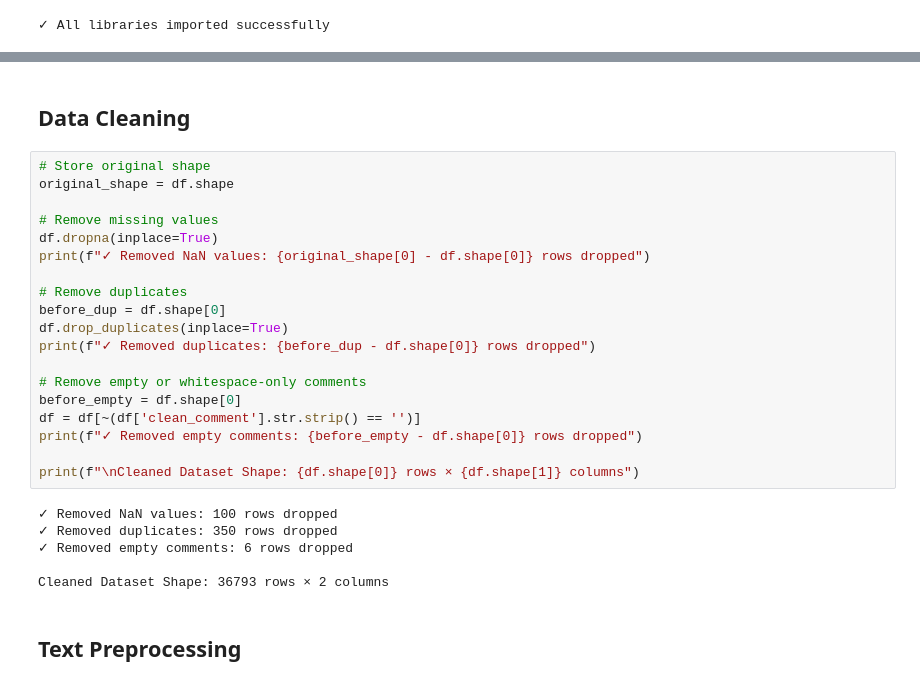
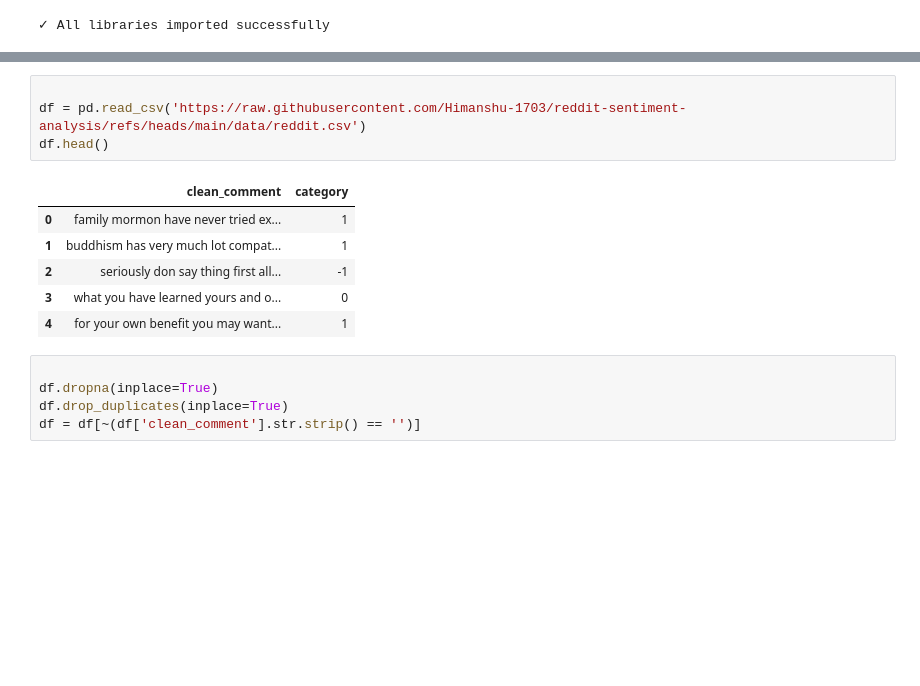
Before and after one commit to Rasath16/Youtube-Sentiment-Pipeline, a Jupyter notebook: Notebooks/1_baseline_model.ipynb, the cells around one changed output, grey strips where cells are left out. Drawn from its saved outputs; the diff is of its cells as text; blank space fills up the shorter version.

```diff
--- a/Notebooks/1_baseline_model.ipynb
+++ b/Notebooks/1_baseline_model.ipynb
@@ -139,30 +57,17 @@ Name: count, dtype: int64
-# %% [markdown]
-## Data Cleaning
-# %%
-# Store original shape
-original_shape = df.shape
-
-# Remove missing values
-df.dropna(inplace=True)
-print(f"✓ Removed NaN values: {original_shape[0] - df.shape[0]} rows dropped")
-
-# Remove duplicates
-before_dup = df.shape[0]
-df.drop_duplicates(inplace=True)
-print(f"✓ Removed duplicates: {before_dup - df.shape[0]} rows dropped")
-
-# Remove empty or whitespace-only comments
-before_empty = df.shape[0]
-df = df[~(df['clean_comment'].str.strip() == '')]
-print(f"✓ Removed empty comments: {before_empty - df.shape[0]} rows dropped")
-
-print(f"\nCleaned Dataset Shape: {df.shape[0]} rows × {df.shape[1]} columns")
-# %% [output]
-✓ Removed NaN values: 100 rows dropped
-✓ Removed duplicates: 350 rows dropped
-✓ Removed empty comments: 6 rows dropped
-
-Cleaned Dataset Shape: 36793 rows × 2 columns
-# %% [markdown]
-## Text Preprocessing
+# %%
+
+df = pd.read_csv('https://raw.githubusercontent.com/Himanshu-1703/reddit-sentiment-analysis/refs/heads/main/data/reddit.csv')
+df.head()
+# %% [output]
+|  | clean_comment | category |
+| 0 | family mormon have never tried ex... | 1 |
+| 1 | buddhism has very much lot compat... | 1 |
+| 2 | seriously don say thing first all... | -1 |
+| 3 | what you have learned yours and o... | 0 |
+| 4 | for your own benefit you may want... | 1 |
+# %%
+
+df.dropna(inplace=True)
+df.drop_duplicates(inplace=True)
+df = df[~(df['clean_comment'].str.strip() == '')]
 # %%
```
Also changed, not shown: parts of 22 cells of this notebook, 4 other files.
